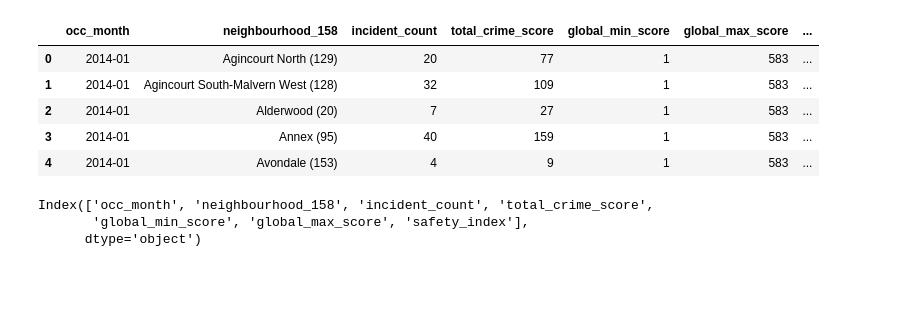
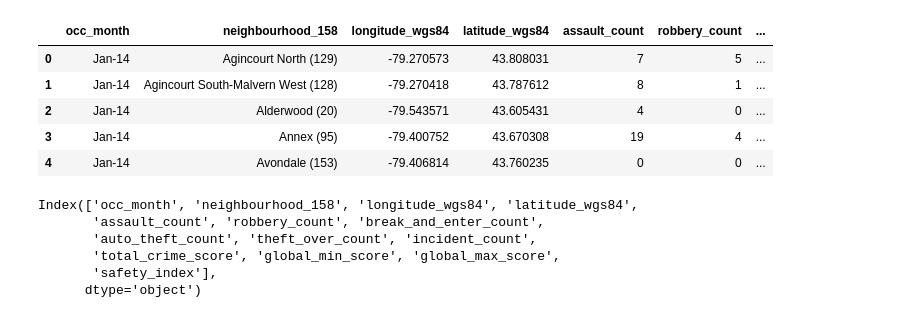
Before and after one commit to beta-gao/toronto-nsi-prediction, a Jupyter notebook: eda.ipynb, the cells around one changed output. Drawn from its saved outputs; the diff is of its cells as text; code cells hidden in the pictures; blank space fills up the shorter version.

```diff
--- a/eda.ipynb
+++ b/eda.ipynb
@@ -1,18 +1,21 @@
 # %%
 import pandas as pd
 
-df = pd.read_csv("monthly_safety_index_global_from_2014.csv")
+df = pd.read_csv("monthly_neighbourhood_safety_from_cleaned.csv")
 df.head()
 # %% [output]
-|  | occ_month | neighbourhood_158 | incident_count | total_crime_score | global_min_score | global_max_score | ... |
-| 0 | 2014-01 | Agincourt North (129) | 20 | 77 | 1 | 583 | ... |
-| 1 | 2014-01 | Agincourt South-Malvern West (128) | 32 | 109 | 1 | 583 | ... |
-| 2 | 2014-01 | Alderwood (20) | 7 | 27 | 1 | 583 | ... |
-| 3 | 2014-01 | Annex (95) | 40 | 159 | 1 | 583 | ... |
-| 4 | 2014-01 | Avondale (153) | 4 | 9 | 1 | 583 | ... |
+|  | occ_month | neighbourhood_158 | longitude_wgs84 | latitude_wgs84 | assault_count | robbery_count | ... |
+| 0 | Jan-14 | Agincourt North (129) | -79.270573 | 43.808031 | 7 | 5 | ... |
+| 1 | Jan-14 | Agincourt South-Malvern West (128) | -79.270418 | 43.787612 | 8 | 1 | ... |
+| 2 | Jan-14 | Alderwood (20) | -79.543571 | 43.605431 | 4 | 0 | ... |
+| 3 | Jan-14 | Annex (95) | -79.400752 | 43.670308 | 19 | 4 | ... |
+| 4 | Jan-14 | Avondale (153) | -79.406814 | 43.760235 | 0 | 0 | ... |
 # %%
 df.columns
 # %% [output]
-Index(['occ_month', 'neighbourhood_158', 'incident_count', 'total_crime_score',
-       'global_min_score', 'global_max_score', 'safety_index'],
+Index(['occ_month', 'neighbourhood_158', 'longitude_wgs84', 'latitude_wgs84',
+       'assault_count', 'robbery_count', 'break_and_enter_count',
+       'auto_theft_count', 'theft_over_count', 'incident_count',
+       'total_crime_score', 'global_min_score', 'global_max_score',
+       'safety_index'],
       dtype='object')
```
Also changed, not shown: parts of 2 cells of this notebook, 29 other files.
